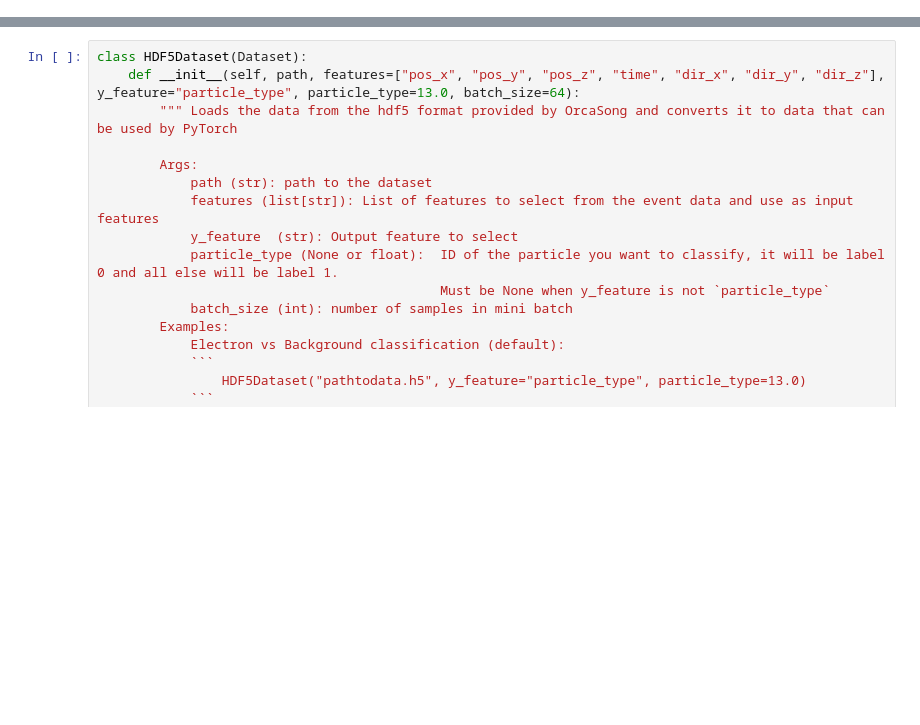
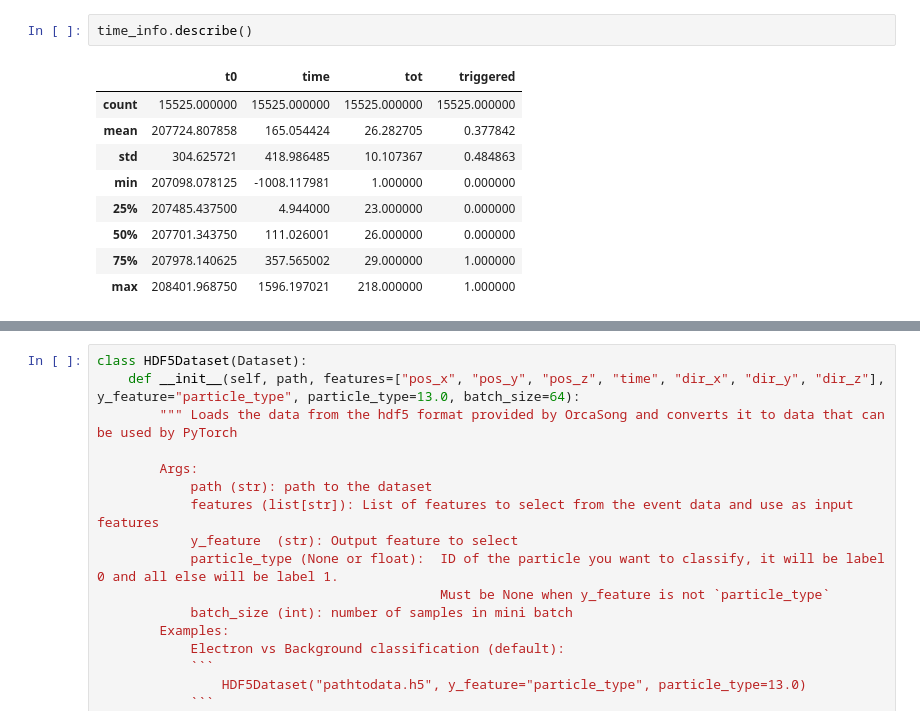
Before and after one commit to LaurensSchinkelshoek/PCQI, a Jupyter notebook: Data_analasys_LJS.ipynb, the cells around one changed output, grey strips where cells are left out. Saved outputs shown, nothing was run; the diff lists cells and outputs as text; blank space fills up the shorter version.

```diff
--- a/Data_analasys_LJS.ipynb
+++ b/Data_analasys_LJS.ipynb
@@ -37,0 +119,12 @@ from torch_geometric.data import Batch
+# %%
+time_info.describe()
+# %% [output]
+|  | t0 | time | tot | triggered |
+| count | 15525.000000 | 15525.000000 | 15525.000000 | 15525.000000 |
+| mean | 207724.807858 | 165.054424 | 26.282705 | 0.377842 |
+| std | 304.625721 | 418.986485 | 10.107367 | 0.484863 |
+| min | 207098.078125 | -1008.117981 | 1.000000 | 0.000000 |
+| 25% | 207485.437500 | 4.944000 | 23.000000 | 0.000000 |
+| 50% | 207701.343750 | 111.026001 | 26.000000 | 0.000000 |
+| 75% | 207978.140625 | 357.565002 | 29.000000 | 1.000000 |
+| max | 208401.968750 | 1596.197021 | 218.000000 | 1.000000 |
```
Also changed, not shown: parts of 25 cells of this notebook, 19 other files.
